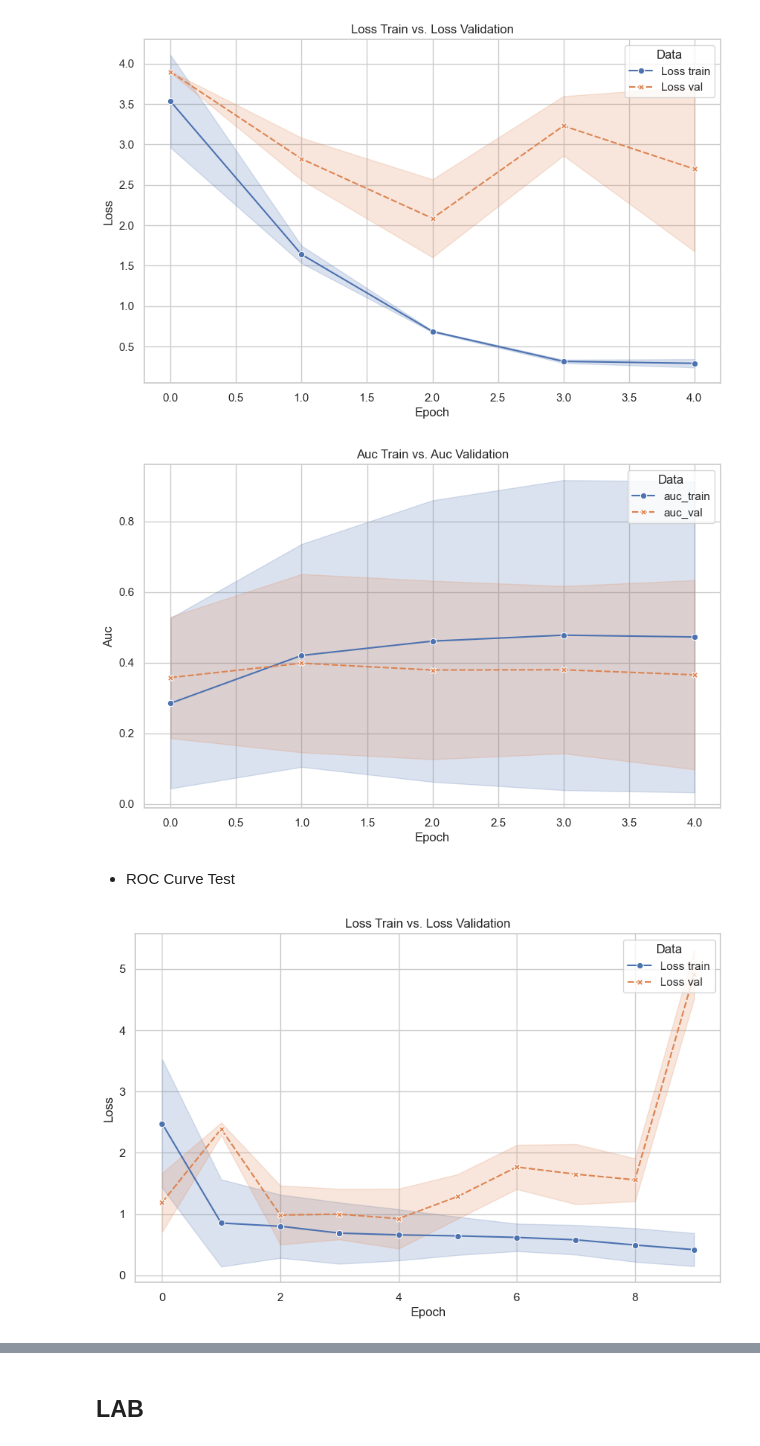
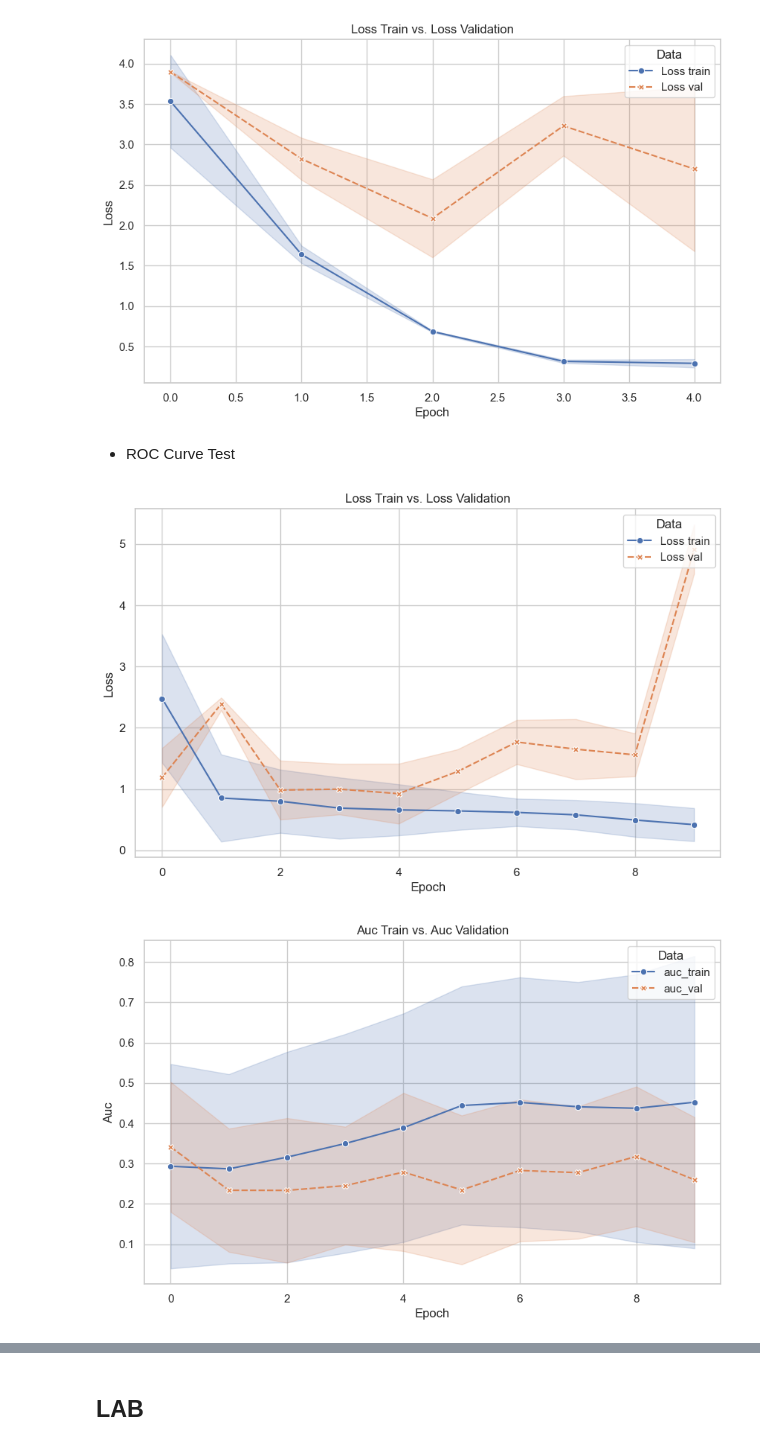
Before and after one commit to tmandelz/classification-prolactinoma, a Jupyter notebook: modelling/visualize_results.ipynb, the cells around one changed output, grey strips where cells are left out. Drawn from its saved outputs; the diff is of its cells as text; code cells hidden in the pictures.

```diff
--- a/modelling/visualize_results.ipynb
+++ b/modelling/visualize_results.ipynb
@@ -78,13 +78,11 @@ resnet_augmented_weighted_test  = select_group(runs,"Augmented_weighted_Test")
 plot_loss(baseline_mlp_runs,"loss")
 # %% [output]
 [figure]
-# %%
-plot_loss(baseline_mlp_runs,"auc")
-# %% [output]
-[figure, removed]
 # %% [markdown]
 + ROC Curve Test
 # %%
 plot_loss(baseMed3d_weighted)
+plot_loss(baseMed3d_weighted,"auc")
 # %% [output]
 [figure]
+[figure, added]
```
Also changed, not shown: parts of 5 cells of this notebook, 2 other files.
